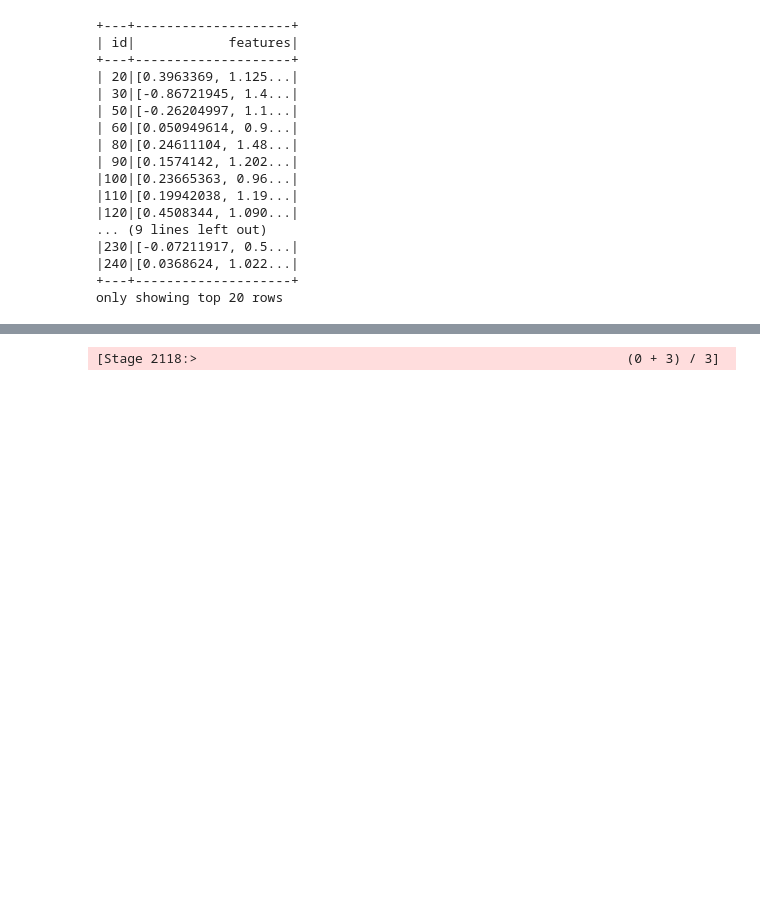
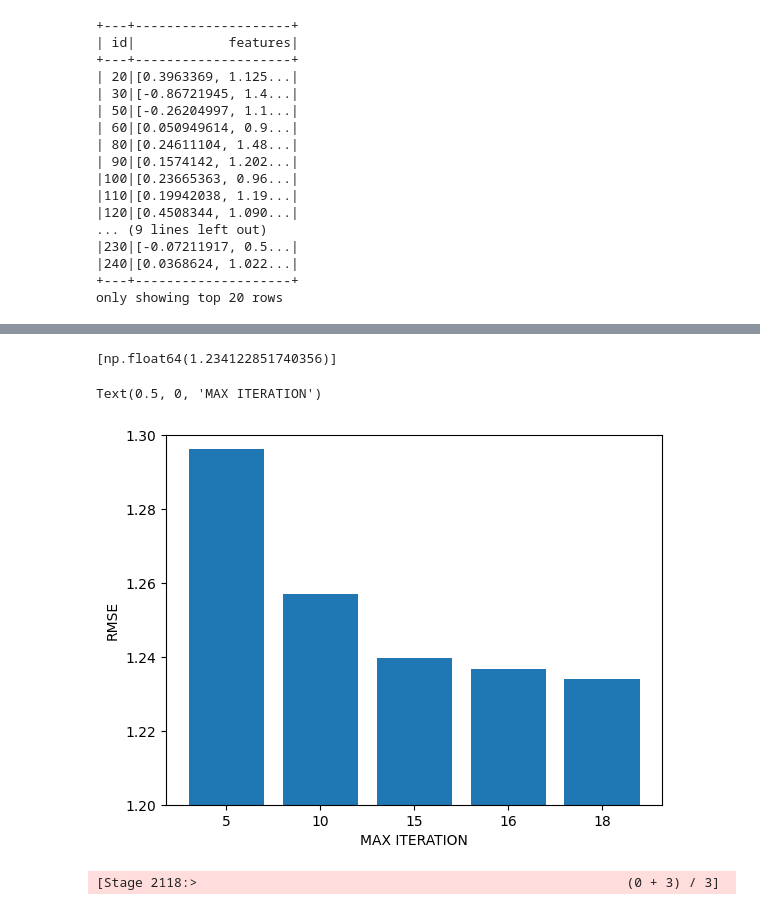
Before and after one commit to PhamHung2020/Anime-Recommendation-System, a Jupyter notebook: notebooks/collaborative-recommendation.ipynb, the cells around one changed output, grey strips where cells are left out. Saved outputs shown, nothing was run; the diff lists cells and outputs as text; code cells hidden in the pictures; blank space fills up the shorter version.

```diff
--- a/notebooks/collaborative-recommendation.ipynb
+++ b/notebooks/collaborative-recommendation.ipynb
@@ -368 +405,14 @@ Root-mean-square error = 1.2344622964227925
+# %%
+# [1.2962606302138129, 1.2571076414148117, 1.2395689978648778, 1.2366712019073702, 1.234122851740356]
+maxIter_cv_model.avgMetrics
+# %% [output]
+[np.float64(1.234122851740356)]
+# %%
+plt.bar(['5', '10', '15', '16', '18'], [1.2962606302138129, 1.2571076414148117, 1.2395689978648778, 1.2366712019073702, 1.234122851740356])
+plt.ylim(1.2, 1.3)
+plt.ylabel('RMSE')
+plt.xlabel('MAX ITERATION')
+# %% [output]
+Text(0.5, 0, 'MAX ITERATION')
+[figure, added]
 # %%
```
Also changed, not shown: parts of 10 cells of this notebook, 2 other files.
